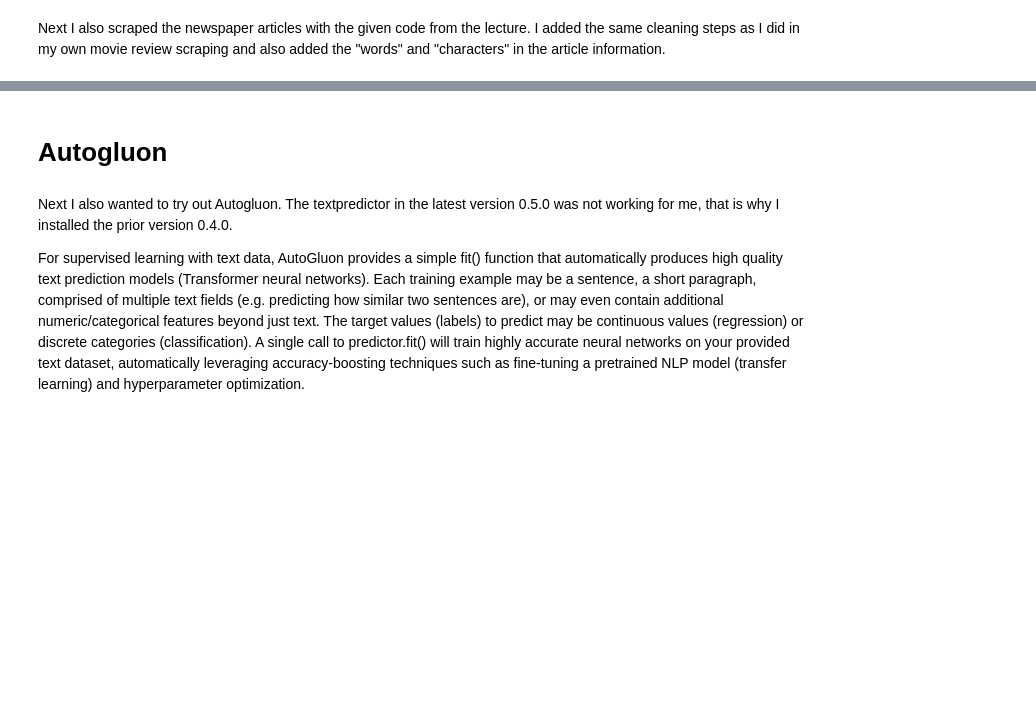
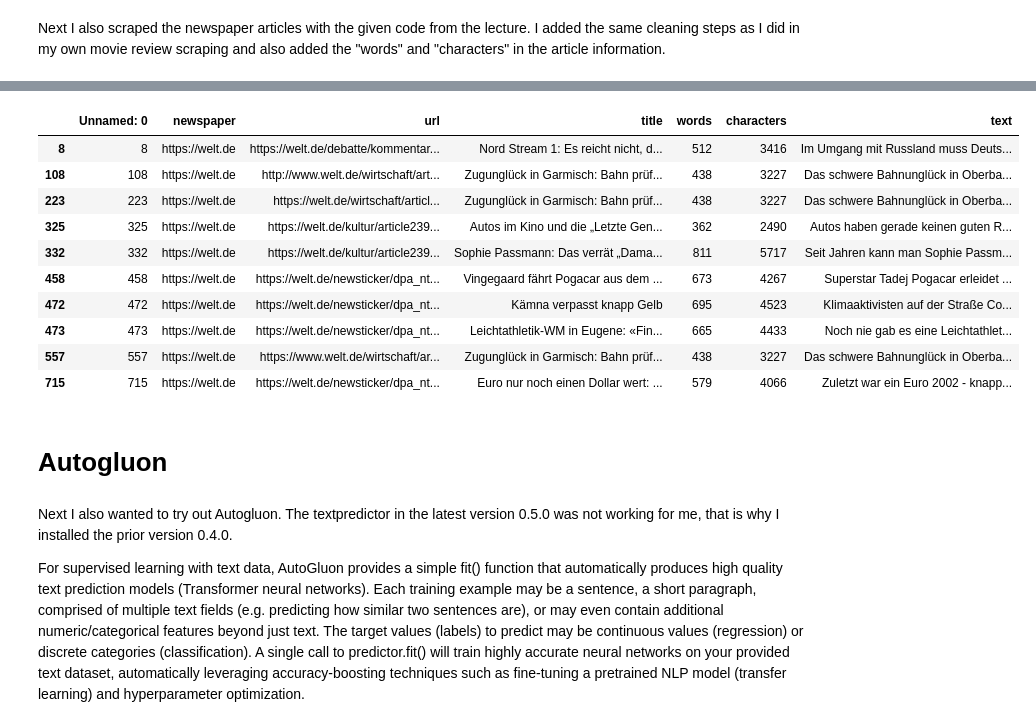
Before and after one commit to Oliss4t/BHT_News_Article_Sentiment_Analysis, a Jupyter notebook: main.ipynb, the cells around one changed output, grey strips where cells are left out. Saved outputs shown, nothing was run; the diff lists cells and outputs as text; code cells hidden in the pictures; blank space fills up the shorter version.

```diff
--- a/main.ipynb
+++ b/main.ipynb
@@ -413,0 +463,4 @@ dfNew.head()
+# %%
+article_sentiment_prediction = sentiment_classifier.predict(articles['text'])
+unique, counts = np.unique(article_sentiment_prediction, return_counts=True)
+print(np.asarray((unique, counts)).T)
@@ -413,0 +497,4 @@ dfNew.head()
+# %%
+pd_article_sentiment_prediction = pd.DataFrame(article_sentiment_prediction, columns=['pred'])
+negative_preds = pd_article_sentiment_prediction.loc[pd_article_sentiment_prediction['pred']=='negative']
+negative_preds
@@ -414,3 +513,17 @@ dfNew.head()
+# %%
+articles.iloc[negative_preds.index]
+# %% [output]
+|  | Unnamed: 0 | newspaper | url | title | words | characters | text |
+| 8 | 8 | https://welt.de | https://welt.de/debatte/kommentar... | Nord Stream 1: Es reicht nicht, d... | 512 | 3416 | Im Umgang mit Russland muss Deuts... |
+| 108 | 108 | https://welt.de | http://www.welt.de/wirtschaft/art... | Zugunglück in Garmisch: Bahn prüf... | 438 | 3227 | Das schwere Bahnunglück in Oberba... |
+| 223 | 223 | https://welt.de | https://welt.de/wirtschaft/articl... | Zugunglück in Garmisch: Bahn prüf... | 438 | 3227 | Das schwere Bahnunglück in Oberba... |
+| 325 | 325 | https://welt.de | https://welt.de/kultur/article239... | Autos im Kino und die „Letzte Gen... | 362 | 2490 | Autos haben gerade keinen guten R... |
+| 332 | 332 | https://welt.de | https://welt.de/kultur/article239... | Sophie Passmann: Das verrät „Dama... | 811 | 5717 | Seit Jahren kann man Sophie Passm... |
+| 458 | 458 | https://welt.de | https://welt.de/newsticker/dpa_nt... | Vingegaard fährt Pogacar aus dem ... | 673 | 4267 | Superstar Tadej Pogacar erleidet ... |
+| 472 | 472 | https://welt.de | https://welt.de/newsticker/dpa_nt... | Kämna verpasst knapp Gelb | 695 | 4523 | Klimaaktivisten auf der Straße Co... |
+| 473 | 473 | https://welt.de | https://welt.de/newsticker/dpa_nt... | Leichtathletik-WM in Eugene: «Fin... | 665 | 4433 | Noch nie gab es eine Leichtathlet... |
+| 557 | 557 | https://welt.de | https://www.welt.de/wirtschaft/ar... | Zugunglück in Garmisch: Bahn prüf... | 438 | 3227 | Das schwere Bahnunglück in Oberba... |
+| 715 | 715 | https://welt.de | https://welt.de/newsticker/dpa_nt... | Euro nur noch einen Dollar wert: ... | 579 | 4066 | Zuletzt war ein Euro 2002 - knapp... |
 # %% [markdown]
 # Autogluon
 # %% [markdown]
```
Also changed, not shown: parts of 77 cells of this notebook, 8 other files.
